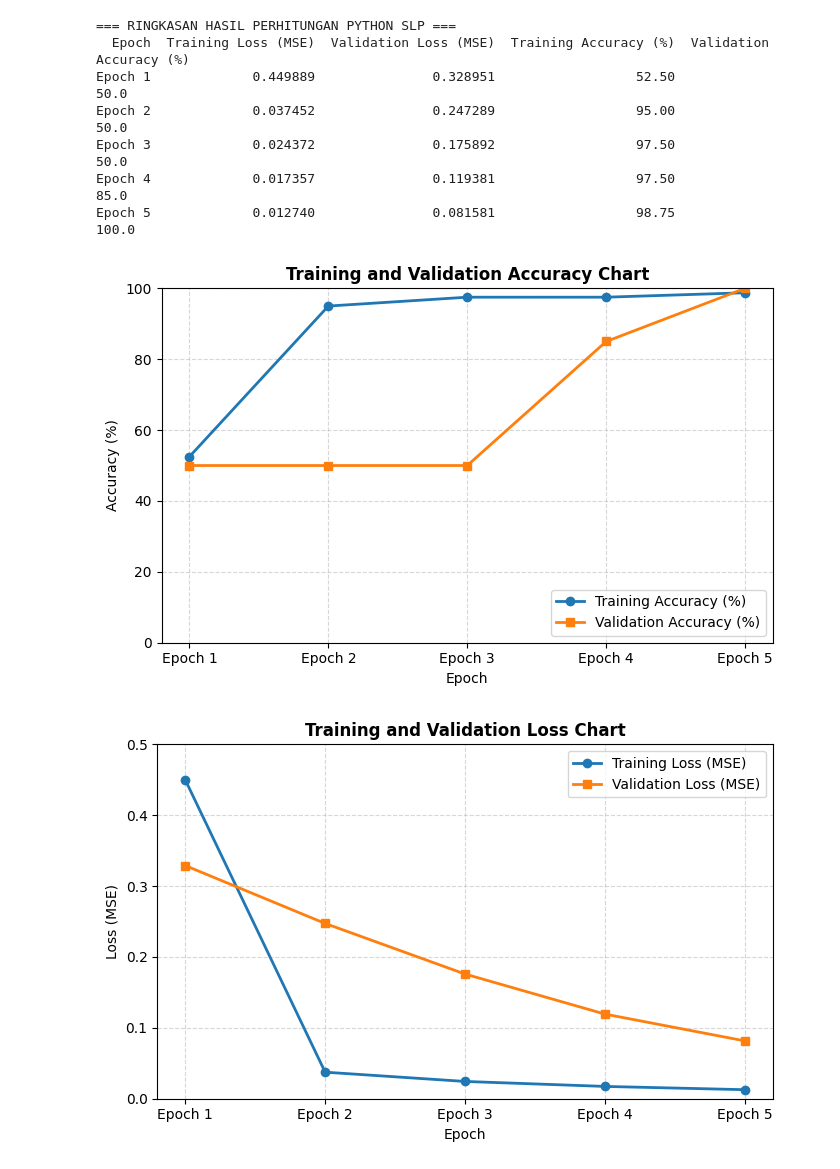
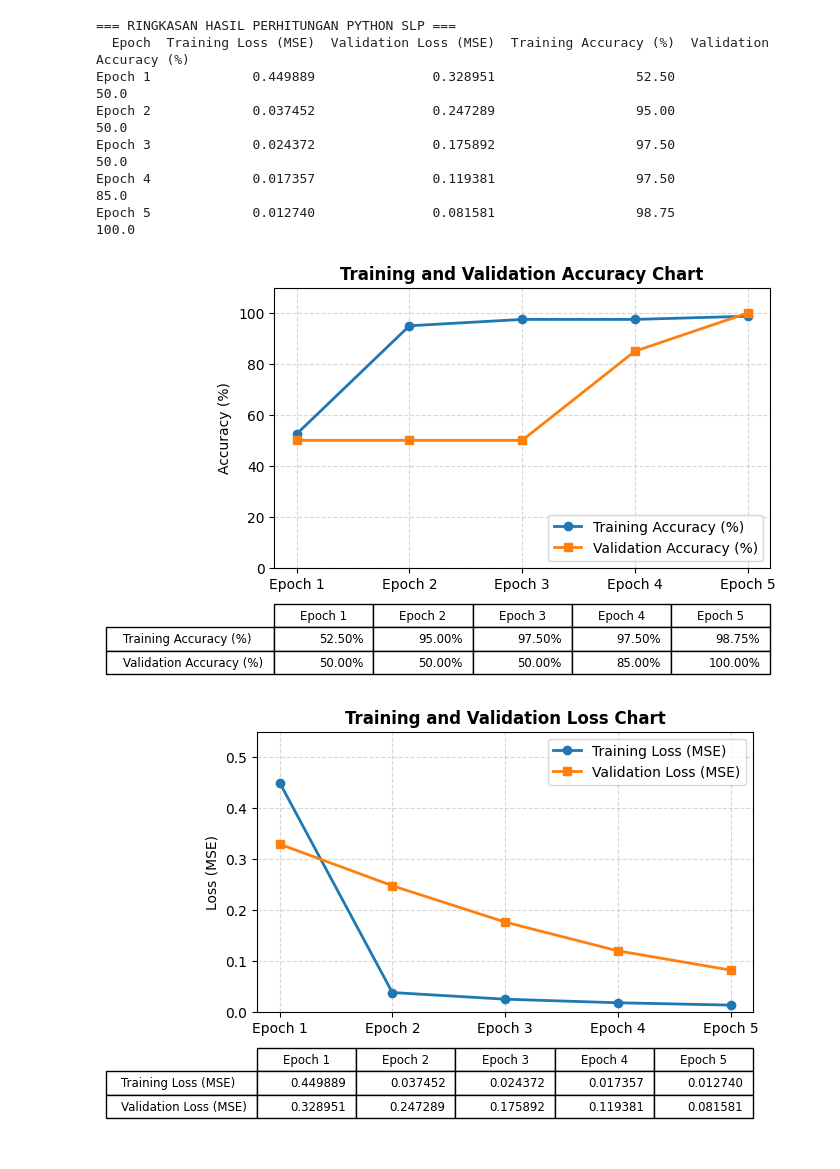
Before and after one commit to cahyadewi/SLP-Iris-Classification, a Jupyter notebook: SLP_iris_classification.ipynb, the cells around one changed output. Drawn from its saved outputs; the diff is of its cells as text; code cells hidden in the pictures.

```diff
--- a/SLP_iris_classification.ipynb
+++ b/SLP_iris_classification.ipynb
@@ -97,54 +97,85 @@ for epoch in range(1, epochs + 1):
 
 # Menampilkan tabel ringkasan hasil kalkulasi Python
 epochs_label = [f'Epoch {i}' for i in range(1, 6)]
 df_result = pd.DataFrame({
     'Epoch': epochs_label,
     'Training Loss (MSE)': history_tr_loss,
     'Validation Loss (MSE)': history_val_loss,
     'Training Accuracy (%)': history_tr_acc,
     'Validation Accuracy (%)': history_val_acc
 })
 print("=== RINGKASAN HASIL PERHITUNGAN PYTHON SLP ===")
 print(df_result.to_string(index=False))
 
 # ====================
 # 4. MEMBUAT GRAFIK
 # ====================
 
-# GRAFIK 1: Accuracy Chart (Page 3 PPT)
-plt.figure(figsize=(7, 4.5))
-plt.plot(epochs_label, history_tr_acc, marker='o', color='#1f77b4', linewidth=2, label='Training Accuracy (%)')
-plt.plot(epochs_label, history_val_acc, marker='s', color='#ff7f0e', linewidth=2, label='Validation Accuracy (%)')
-plt.title('Training and Validation Accuracy Chart', fontsize=12, fontweight='bold')
-plt.xlabel('Epoch')
-plt.ylabel('Accuracy (%)')
-plt.ylim(0, 100)
-plt.grid(True, linestyle='--', alpha=0.5)
+# GRAFIK 1: Accuracy Chart
+fig, ax = plt.subplots(figsize=(8, 5))
+ax.plot(epochs_label, history_tr_acc, marker='o', color='#1f77b4', linewidth=2, label='Training Accuracy (%)')
+ax.plot(epochs_label, history_val_acc, marker='s', color='#ff7f0e', linewidth=2, label='Validation Accuracy (%)')
+ax.set_title('Training and Validation Accuracy Chart', fontsize=12, fontweight='bold')
+ax.set_ylabel('Accuracy (%)')
+ax.set_ylim(0, 110)
+ax.grid(True, linestyle='--', alpha=0.5)
+
+# Menambahkan Data Table di bawah grafik (seperti Google Sheets)
+table_acc_data = [
+    [f"{v:.2f}%" for v in history_tr_acc],
+    [f"{v:.2f}%" for v in history_val_acc]
+]
+table_acc = ax.table(
+    cellText=table_acc_data,
+    rowLabels=['Training Accuracy (%)', 'Validation Accuracy (%)'],
+    colLabels=epochs_label,
+    loc='bottom',
+    bbox=[0, -0.38, 1, 0.25]
+)
+table_acc.auto_set_font_size(False)
+table_acc.set_fontsize(8.5)
+
 plt.legend(loc='lower right')
-plt.tight_layout()
-plt.savefig('page3_accuracy_chart_python.png')
+plt.subplots_adjust(left=0.28, bottom=0.32)
+plt.savefig('page3_accuracy_chart_python.png', bbox_inches='tight')
 plt.show()
 
-# GRAFIK 2: Loss Chart (Page 5 PPT)
-plt.figure(figsize=(7, 4.5))
-plt.plot(epochs_label, history_tr_loss, marker='o', color='#1f77b4', linewidth=2, label='Training Loss (MSE)')
-plt.plot(epochs_label, history_val_loss, marker='s', color='#ff7f0e', linewidth=2, label='Validation Loss (MSE)')
-plt.title('Training and Validation Loss Chart', fontsize=12, fontweight='bold')
-plt.xlabel('Epoch')
-plt.ylabel('Loss (MSE)')
-plt.ylim(0, 0.5)
-plt.grid(True, linestyle='--', alpha=0.5)
+
+# GRAFIK 2: Loss Chart
+fig, ax = plt.subplots(figsize=(8, 5))
+ax.plot(epochs_label, history_tr_loss, marker='o', color='#1f77b4', linewidth=2, label='Training Loss (MSE)')
+ax.plot(epochs_label, history_val_loss, marker='s', color='#ff7f0e', linewidth=2, label='Validation Loss (MSE)')
+ax.set_title('Training and Validation Loss Chart', fontsize=12, fontweight='bold')
+ax.set_ylabel('Loss (MSE)')
+ax.set_ylim(0, 0.55)
+ax.grid(True, linestyle='--', alpha=0.5)
+
+# Menambahkan Data Table di bawah grafik (seperti Google Sheets)
+table_loss_data = [
+    [f"{v:.6f}" for v in history_tr_loss],
+    [f"{v:.6f}" for v in history_val_loss]
+]
+table_loss = ax.table(
+    cellText=table_loss_data,
+    rowLabels=['Training Loss (MSE)', 'Validation Loss (MSE)'],
+    colLabels=epochs_label,
+    loc='bottom',
+    bbox=[0, -0.38, 1, 0.25]
+)
+table_loss.auto_set_font_size(False)
+table_loss.set_fontsize(8.5)
+
 plt.legend(loc='upper right')
-plt.tight_layout()
-plt.savefig('page5_loss_chart_python.png')
+plt.subplots_adjust(left=0.28, bottom=0.32)
+plt.savefig('page5_loss_chart_python.png', bbox_inches='tight')
 plt.show()
 # %% [output]
 === RINGKASAN HASIL PERHITUNGAN PYTHON SLP ===
   Epoch  Training Loss (MSE)  Validation Loss (MSE)  Training Accuracy (%)  Validation Accuracy (%)
 Epoch 1             0.449889               0.328951                  52.50                     50.0
 Epoch 2             0.037452               0.247289                  95.00                     50.0
 Epoch 3             0.024372               0.175892                  97.50                     50.0
 Epoch 4             0.017357               0.119381                  97.50                     85.0
 Epoch 5             0.012740               0.081581                  98.75                    100.0
-[figure, old version]
+[figure, new version]
-[figure, old version]
+[figure, new version]
```
